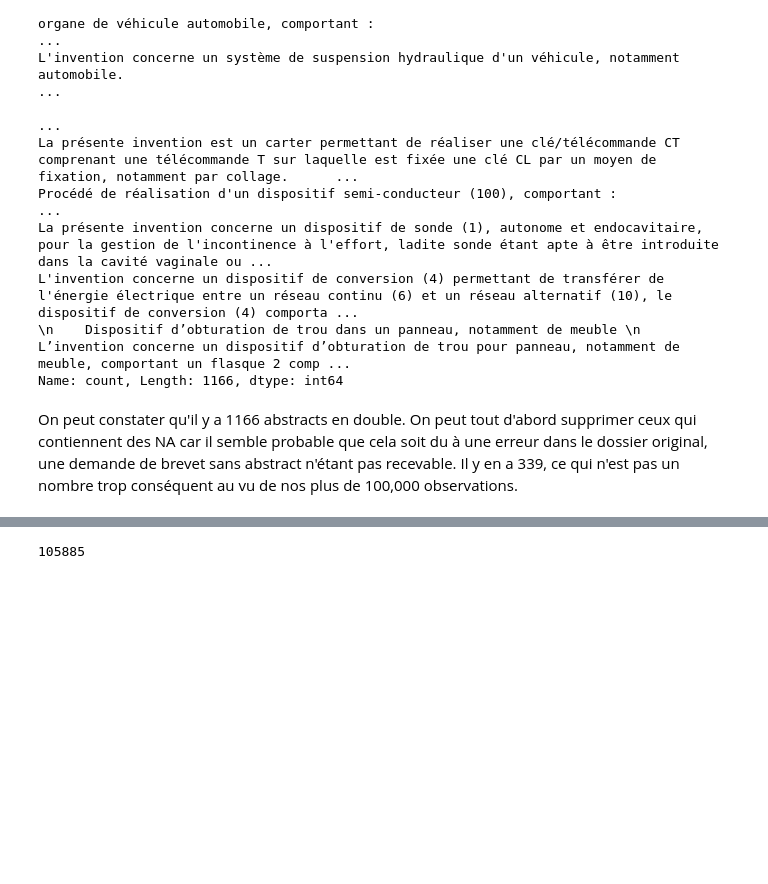
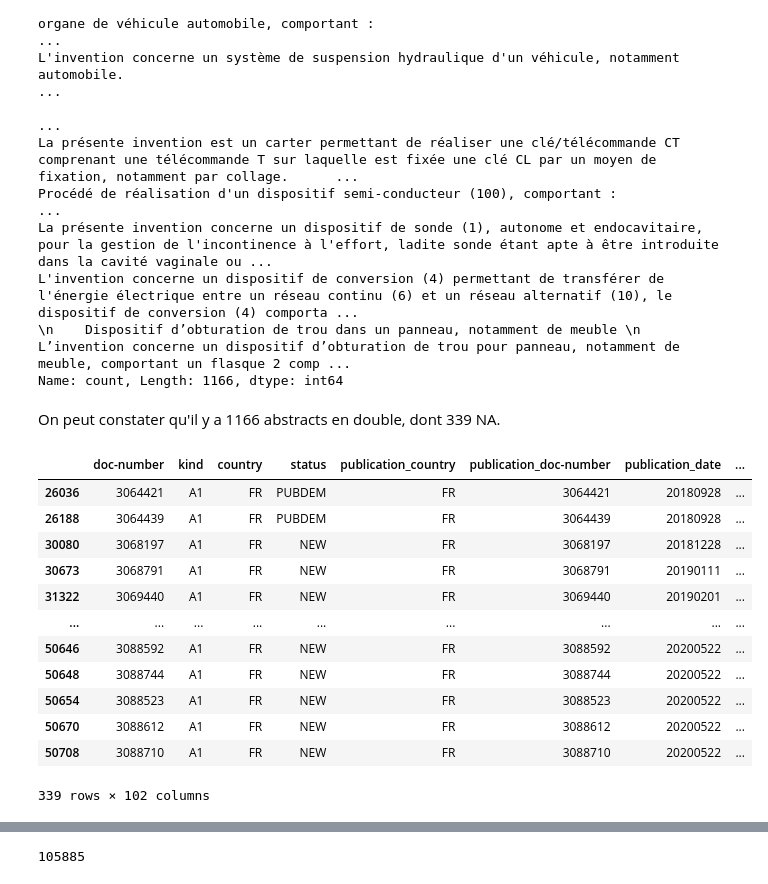
Before and after one commit to IrisLaf/Depots-de-brevets-et-marches-financiers, a Jupyter notebook: Cleaning_V2.ipynb, the cells around one changed output, grey strips where cells are left out. Cells and saved outputs as stored; diff of their text form; code cells hidden in the pictures; blank space fills up the shorter version.

Commit message:
Suite cleaning 2

```diff
--- a/Cleaning_V2.ipynb
+++ b/Cleaning_V2.ipynb
@@ -186,4 +184,23 @@ L'invention concerne un dispositif de conversion (4) permettant de transférer d
 \n    Dispositif d’obturation de trou dans un panneau, notamment de meuble \n    L’invention concerne un dispositif d’obturation de trou pour panneau, notamment de meuble, comportant un flasque 2 comp ...
 Name: count, Length: 1166, dtype: int64
 # %% [markdown]
-On peut constater qu'il y a 1166 abstracts en double. On peut tout d'abord supprimer ceux qui contiennent des NA car il semble probable que cela soit du à une erreur dans le dossier original, une demande de brevet sans abstract n'étant pas recevable. Il y en a 339, ce qui n'est pas un nombre trop conséquent au vu de nos plus de 100,000 observations.
+On peut constater qu'il y a 1166 abstracts en double, dont 339 NA.
+# %%
+data_brevets_NA = data_brevets_clean[
+    data_brevets_clean["abstract"] == "NA"
+]
+data_brevets_NA
+# %% [output]
+|  | doc-number | kind | country | status | publication_country | publication_doc-number | publication_date | ... |
+| 26036 | 3064421 | A1 | FR | PUBDEM | FR | 3064421 | 20180928 | ... |
+| 26188 | 3064439 | A1 | FR | PUBDEM | FR | 3064439 | 20180928 | ... |
+| 30080 | 3068197 | A1 | FR | NEW | FR | 3068197 | 20181228 | ... |
+| 30673 | 3068791 | A1 | FR | NEW | FR | 3068791 | 20190111 | ... |
+| 31322 | 3069440 | A1 | FR | NEW | FR | 3069440 | 20190201 | ... |
+| ... | ... | ... | ... | ... | ... | ... | ... | ... |
+| 50646 | 3088592 | A1 | FR | NEW | FR | 3088592 | 20200522 | ... |
+| 50648 | 3088744 | A1 | FR | NEW | FR | 3088744 | 20200522 | ... |
+| 50654 | 3088523 | A1 | FR | NEW | FR | 3088523 | 20200522 | ... |
+| 50670 | 3088612 | A1 | FR | NEW | FR | 3088612 | 20200522 | ... |
+| 50708 | 3088710 | A1 | FR | NEW | FR | 3088710 | 20200522 | ... |
+339 rows × 102 columns
```
Also changed, not shown: parts of 16 cells of this notebook.
